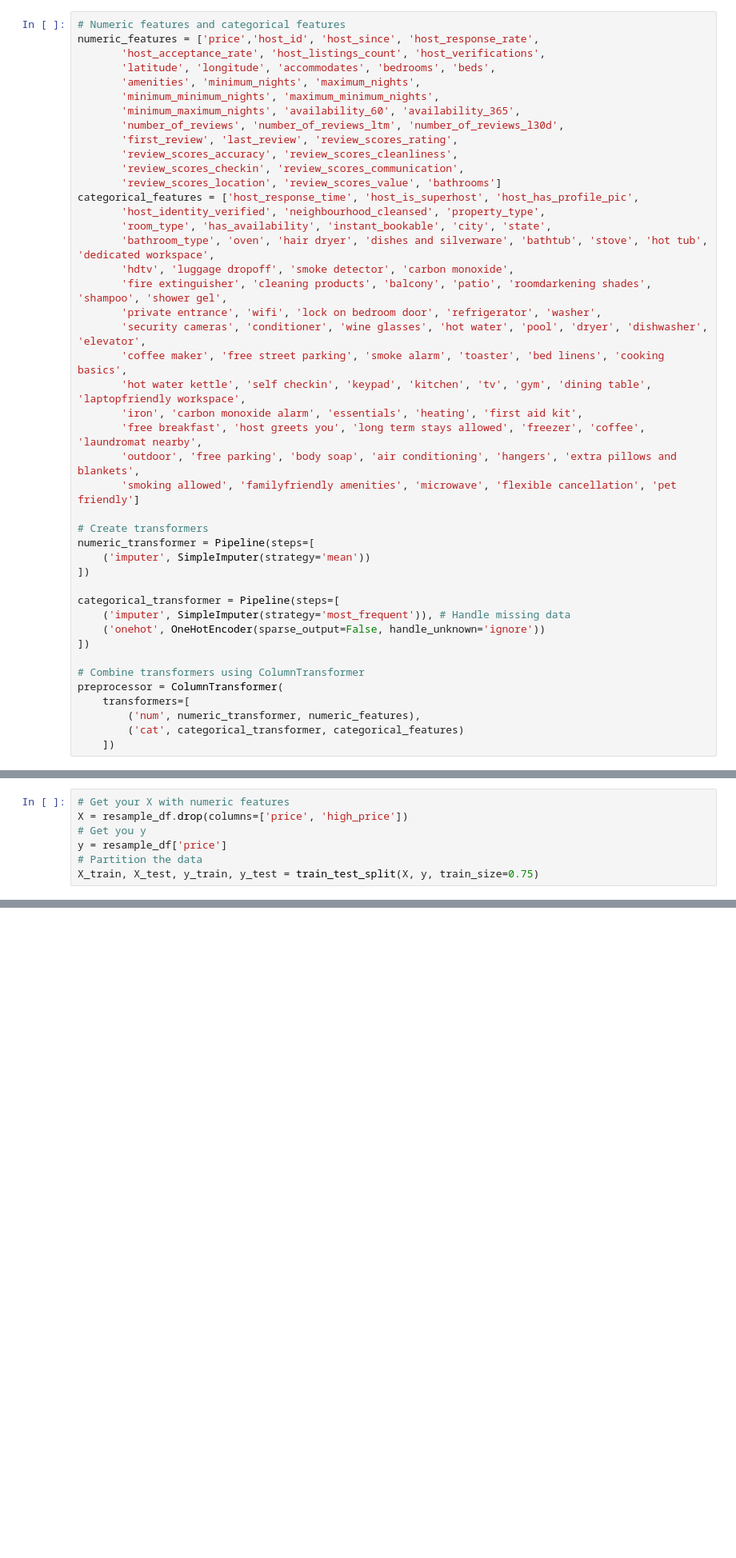
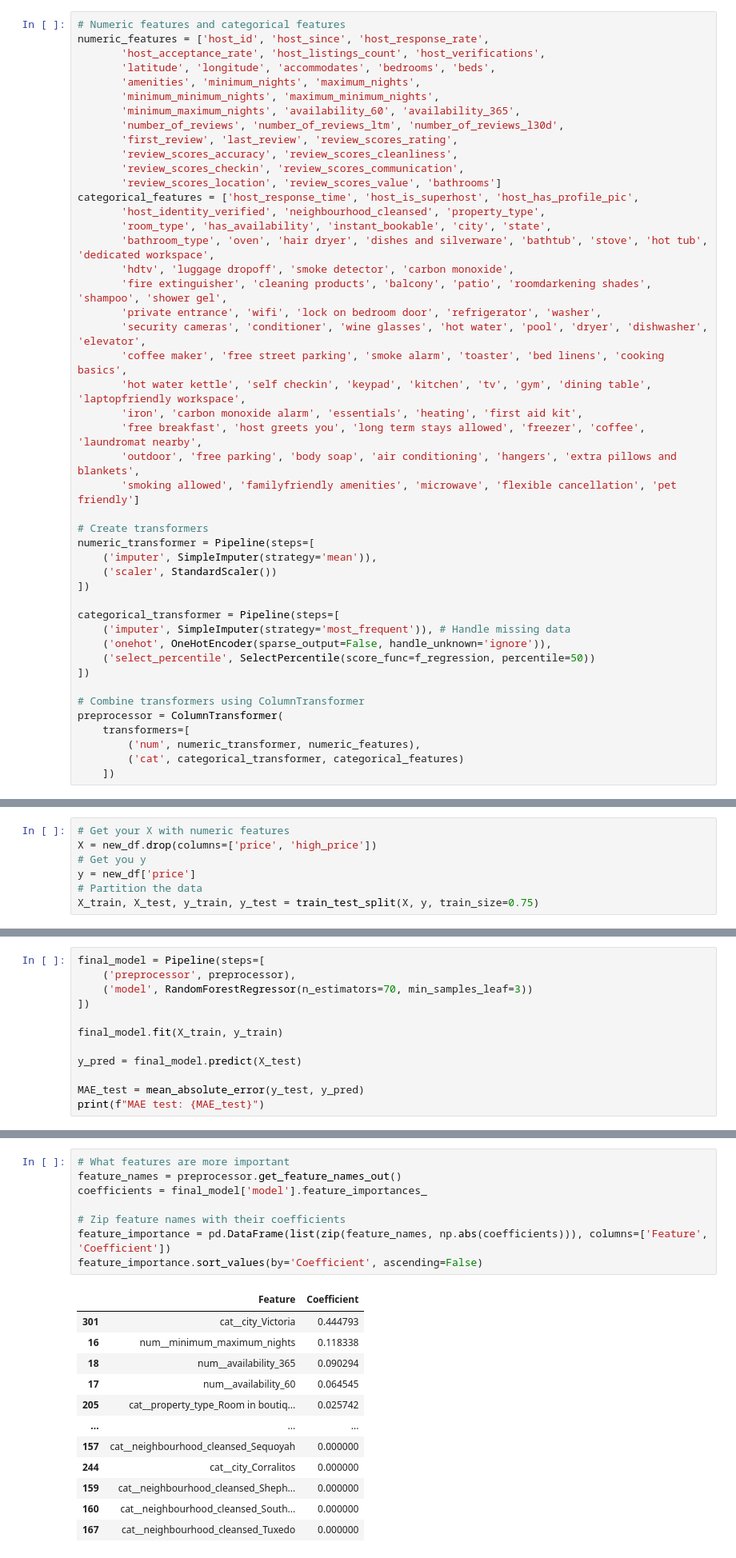
Before and after one commit to JT98CH/W2024_486, a Jupyter notebook: Individual_Project_IA/regression_project.ipynb, the cells around one changed output, grey strips where cells are left out. Shown at 80% size. Cells and saved outputs as stored; diff of their text form; blank space fills up the shorter version.

```diff
--- a/Individual_Project_IA/regression_project.ipynb
+++ b/Individual_Project_IA/regression_project.ipynb
@@ -232,7 +232,7 @@ new_df[new_df['price']>1500].shape[0]/new_df.shape[0]
 0.011195495613460784
 # %%
 # Numeric features and categorical features
-numeric_features = ['price','host_id', 'host_since', 'host_response_rate',
+numeric_features = ['host_id', 'host_since', 'host_response_rate',
        'host_acceptance_rate', 'host_listings_count', 'host_verifications',
        'latitude', 'longitude', 'accommodates', 'bedrooms', 'beds',
        'amenities', 'minimum_nights', 'maximum_nights',
@@ -260,12 +260,14 @@ categorical_features = ['host_response_time', 'host_is_superhost', 'host_has_pro
 
 # Create transformers
 numeric_transformer = Pipeline(steps=[
-    ('imputer', SimpleImputer(strategy='mean'))
+    ('imputer', SimpleImputer(strategy='mean')),
+    ('scaler', StandardScaler())
 ])
 
 categorical_transformer = Pipeline(steps=[
     ('imputer', SimpleImputer(strategy='most_frequent')), # Handle missing data
-    ('onehot', OneHotEncoder(sparse_output=False, handle_unknown='ignore'))
+    ('onehot', OneHotEncoder(sparse_output=False, handle_unknown='ignore')),
+    ('select_percentile', SelectPercentile(score_func=f_regression, percentile=50))
 ])
 
 # Combine transformers using ColumnTransformer
@@ -383,9 +385,9 @@ for feature in numeric_features:
 [figure]
 # %%
 # Get your X with numeric features
-X = resample_df.drop(columns=['price', 'high_price'])
+X = new_df.drop(columns=['price', 'high_price'])
 # Get you y
-y = resample_df['price']
+y = new_df['price']
 # Partition the data
 X_train, X_test, y_train, y_test = train_test_split(X, y, train_size=0.75)
 # %% [markdown]
@@ -849,0 +847,12 @@ final_model = Pipeline(steps=[
+# %%
+final_model = Pipeline(steps=[
+    ('preprocessor', preprocessor),
+    ('model', RandomForestRegressor(n_estimators=70, min_samples_leaf=3))
+])
+
+final_model.fit(X_train, y_train)
+
+y_pred = final_model.predict(X_test)
+
+MAE_test = mean_absolute_error(y_test, y_pred)
+print(f"MAE test: {MAE_test}")
@@ -882,0 +898,21 @@ feature_importance.sort_values(by='Coefficient', ascending=False)
+# %%
+# What features are more important
+feature_names = preprocessor.get_feature_names_out()
+coefficients = final_model['model'].feature_importances_
+
+# Zip feature names with their coefficients
+feature_importance = pd.DataFrame(list(zip(feature_names, np.abs(coefficients))), columns=['Feature', 'Coefficient'])
+feature_importance.sort_values(by='Coefficient', ascending=False)
+# %% [output]
+|  | Feature | Coefficient |
+| 301 | cat__city_Victoria | 0.444793 |
+| 16 | num__minimum_maximum_nights | 0.118338 |
+| 18 | num__availability_365 | 0.090294 |
+| 17 | num__availability_60 | 0.064545 |
+| 205 | cat__property_type_Room in boutiq... | 0.025742 |
+| ... | ... | ... |
+| 157 | cat__neighbourhood_cleansed_Sequoyah | 0.000000 |
+| 244 | cat__city_Corralitos | 0.000000 |
+| 159 | cat__neighbourhood_cleansed_Sheph... | 0.000000 |
+| 160 | cat__neighbourhood_cleansed_South... | 0.000000 |
+| 167 | cat__neighbourhood_cleansed_Tuxedo | 0.000000 |
```
Also changed, not shown: parts of 5 cells of this notebook, 2 other files.
